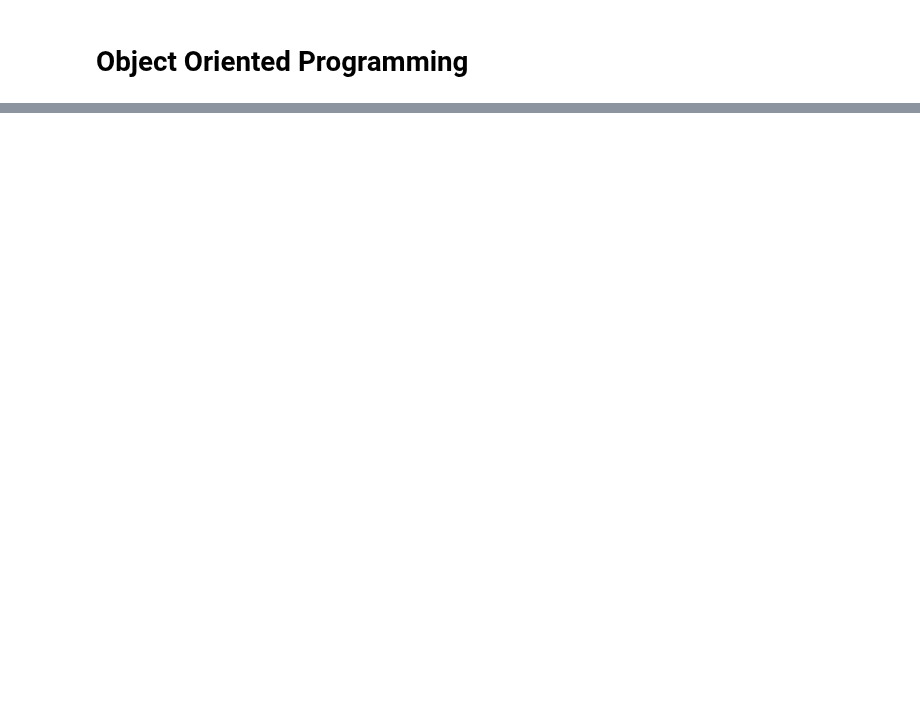
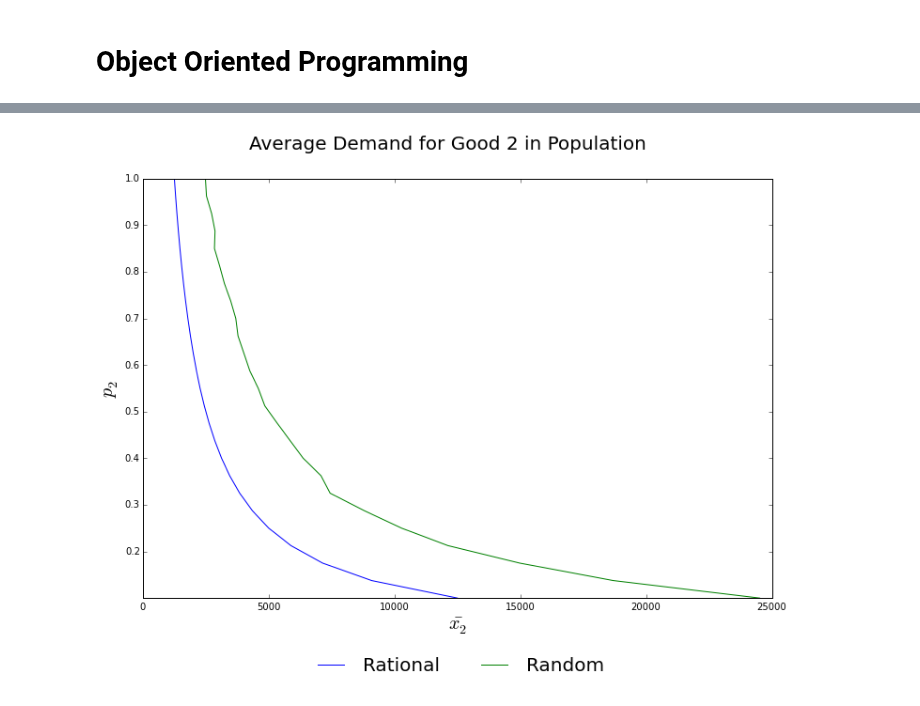
Before and after one commit to snowdj/course, a Jupyter notebook: lectures/object_oriented_programming/lecture.ipynb, the cells around one changed output, grey strips where cells are left out. Saved outputs shown, nothing was run; the diff lists cells and outputs as text; code cells hidden in the pictures; blank space fills up the shorter version.

```diff
--- a/lectures/object_oriented_programming/lecture.ipynb
+++ b/lectures/object_oriented_programming/lecture.ipynb
@@ -8,0 +118,22 @@ HTML(open(css_file, 'r').read())
+# %%
+# Initialize canvas
+ax = plt.figure(figsize=(12,8)).add_subplot(111)
+
+# Plot execution times by implementations
+ax.plot(market_demands['rational'], price_grid, label='Rational')
+ax.plot(market_demands['random'], price_grid, label='Random')
+
+# Set title and axis labels
+plt.suptitle('Average Demand for Good 2 in Population', fontsize=20)
+ax.set_xlabel(r'$\bar{x_2}$', fontsize=20)
+ax.set_ylabel(r'$p_2$', fontsize=20)
+
+# Set up legend
+ax.legend(loc='upper center', bbox_to_anchor=(0.5, -0.10),
+    fancybox=False, frameon=False, shadow=False, ncol=2, fontsize=20)
+
+# Remove first element on y-axis
+ax.yaxis.get_major_ticks()[0].set_visible(False)
+plt.show()
+# %% [output]
+[figure, added]
```
Also changed, not shown: parts of 7 cells of this notebook, 4 other files.
